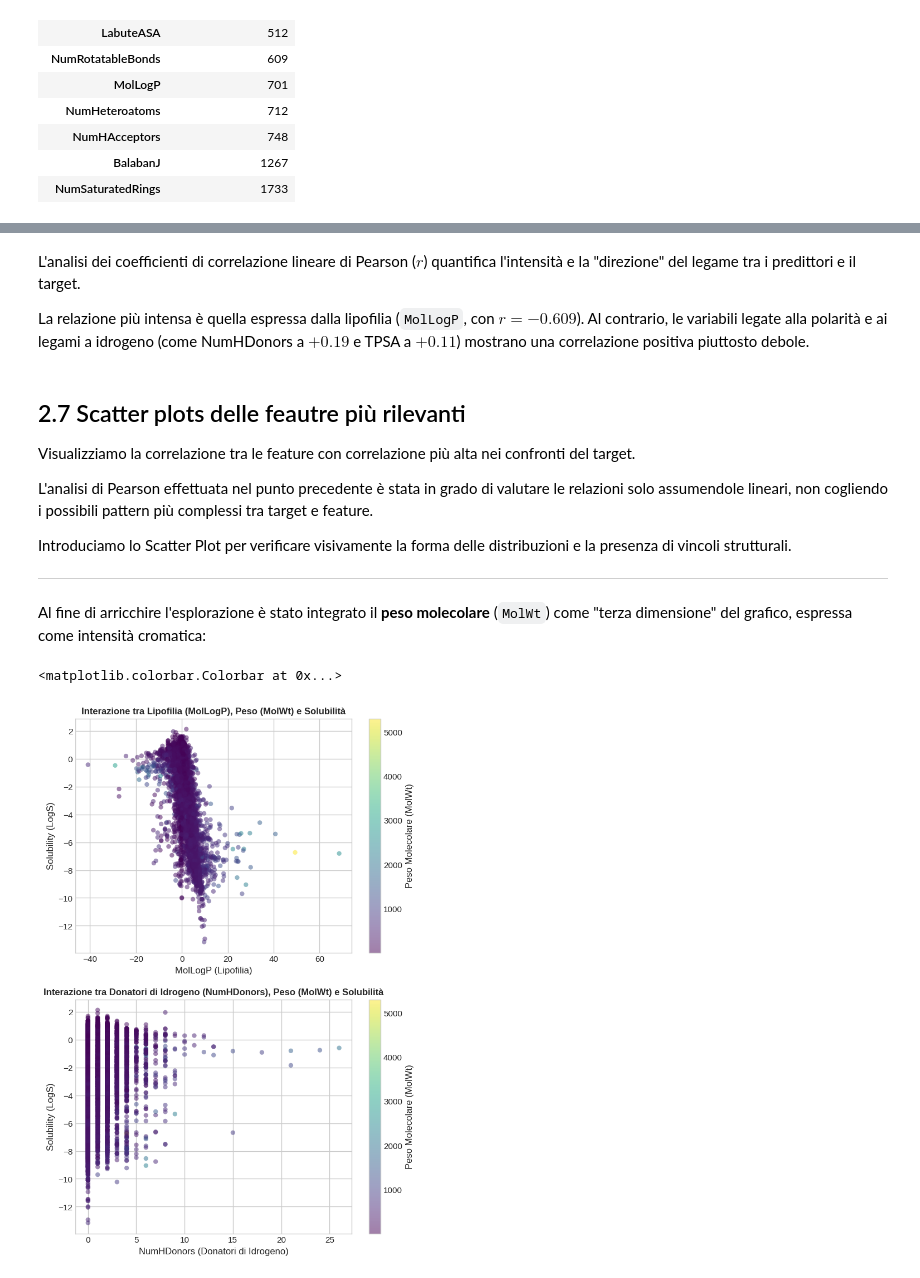
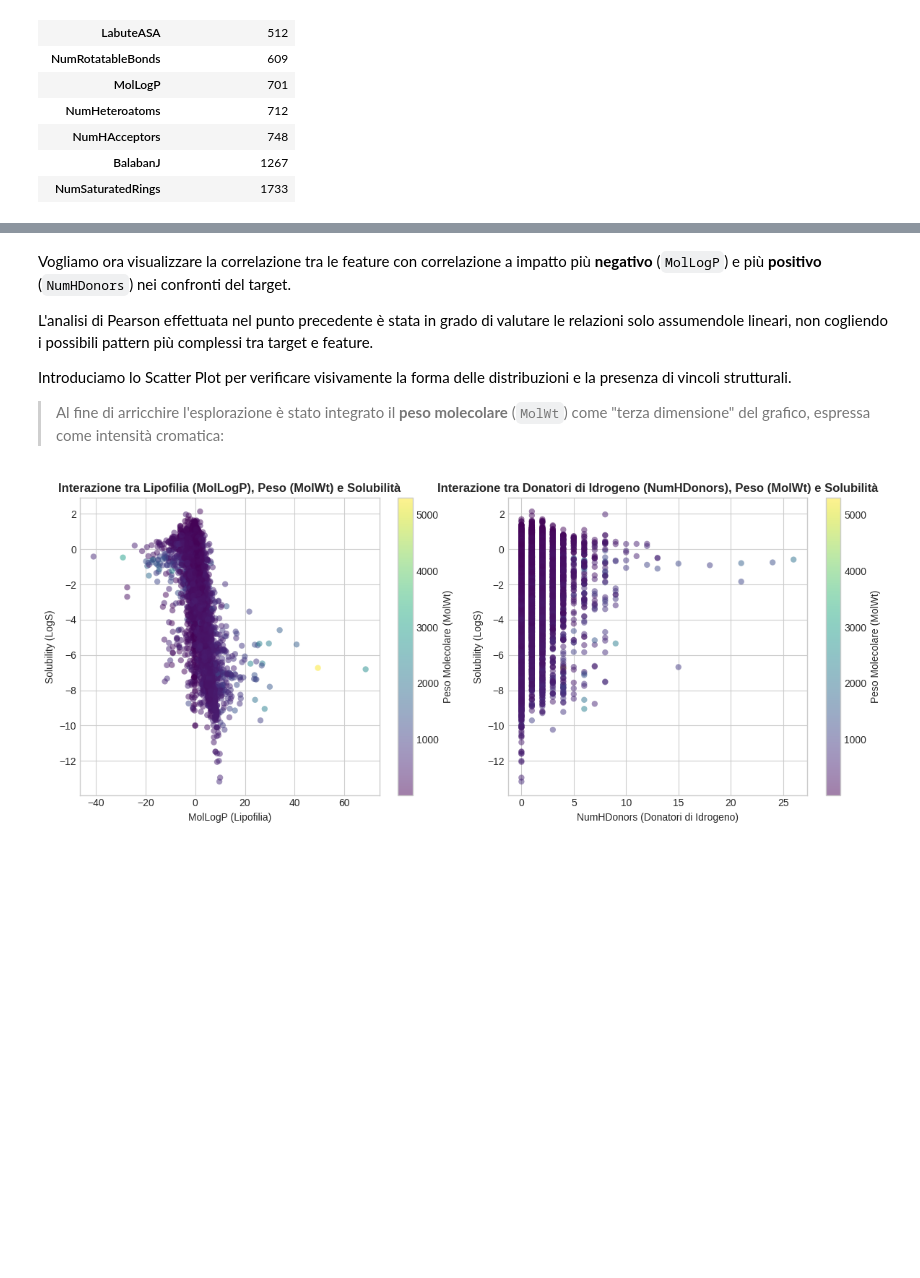
Before and after one commit to elettra-ven/DIA-Ventura-SolAq, a Jupyter notebook: SolAq_DIA_Ventura.ipynb, the cells around one changed output, grey strips where cells are left out. Saved outputs shown, nothing was run; the diff lists cells and outputs as text; code cells hidden in the pictures; blank space fills up the shorter version.

```diff
--- a/SolAq_DIA_Ventura.ipynb
+++ b/SolAq_DIA_Ventura.ipynb
@@ -24,4 +21 @@ import seaborn as sns
-# %%
-sns.set_theme(style="whitegrid")
-plt.rcParams['figure.figsize'] = (10, 6)
 # %% [markdown]
@@ -266,16 +255,15 @@ Possiamo notare che i valori di **media** e **mediana** sono tra loro abbastanza
 
 La classe più frequente è "**Poco solubile**", con valori tra -4 e -2.
 # %%
-plt.style.use("seaborn-v0_8-whitegrid")
 plt.figure(figsize=(9, 5))
 
 plt.hist(solubility_data, bins=50, color="steelblue", edgecolor="white", alpha=0.8)
-plt.axvline(mean_sol, color="crimson", linestyle="--", linewidth=2, label=f"Media: {mean_sol:.2f}")
-plt.axvline(median_sol, color="darkorange", linestyle="--", linewidth=2, label=f"Mediana: {median_sol:.2f}")
+plt.axvline(mean_sol, color="crimson", linestyle="-", linewidth=2, label=f"Media: {mean_sol:.2f}")
+plt.axvline(median_sol, color="darkorange", linestyle="-", linewidth=2, label=f"Mediana: {median_sol:.2f}")
 
-soglie = [(-4, "crimson"), (-2, "darkorange"), (0, "forestgreen")]
-for soglia, col in soglie:
-    plt.axvline(soglia, color=col, linestyle=":", linewidth=1.5)
+soglie = [-4,-2,0]
+for soglia in soglie:
+    plt.axvline(soglia, color="black", linestyle=":", linewidth=1.5)
 
 plt.title("Distribuzione della Solubilità (LogS)", fontsize=13, pad=12, fontweight='bold')
 plt.xlabel("LogS", fontsize=11)
@@ -289,5 +277,4 @@ plt.show()
 # %%
-plt.style.use("seaborn-v0_8-whitegrid")
 plt.figure(figsize=(6, 5))
 
 plt.boxplot(
@@ -471,34 +476,28 @@ Correlazioni feature-target ordinate:
 | NumHAcceptors | 0.040 |
 | TPSA | 0.112 |
 | NumHDonors | 0.193 |
-# %% [markdown]
-L'analisi dei coefficienti di correlazione lineare di Pearson ($r$) quantifica l'intensità e la "direzione" del legame tra i predittori e il target.
-
-La relazione più intensa è quella espressa dalla lipofilia (`MolLogP`, con $r = -0.609$).
-Al contrario, le variabili legate alla polarità e ai legami a idrogeno (come NumHDonors a $+0.19$ e TPSA a $+0.11$) mostrano una correlazione positiva piuttosto debole.
 # %% [markdown]
-## 2.7 Scatter plots delle feautre più rilevanti
-Visualizziamo la correlazione tra le feature con correlazione più alta nei confronti del target.
+Vogliamo ora visualizzare la correlazione tra le feature con correlazione a impatto più **negativo** (`MolLogP`) e più **positivo** (`NumHDonors`) nei confronti del target.
 
 L'analisi di Pearson effettuata nel punto precedente è stata in grado di valutare le relazioni solo assumendole lineari, non cogliendo i possibili pattern più complessi tra target e feature.
 
 Introduciamo lo Scatter Plot per verificare visivamente la forma delle distribuzioni e la presenza di vincoli strutturali.
 
----
-Al fine di arricchire l'esplorazione è stato integrato il **peso molecolare** (`MolWt`) come "terza dimensione" del grafico, espressa come intensità cromatica:
+>Al fine di arricchire l'esplorazione è stato integrato il **peso molecolare** (`MolWt`) come "terza dimensione" del grafico, espressa come intensità cromatica:
 # %%
-fig, (ax1, ax2) = plt.subplots(2,1, figsize=(8,12))
+fig, (ax1, ax2) = plt.subplots(1,2, figsize=(12,5))
 scatter1 = ax1.scatter(df["MolLogP"], df["Solubility"], c=df["MolWt"], cmap="viridis", alpha=0.5, edgecolor="none")
 ax1.set_title("Interazione tra Lipofilia (MolLogP), Peso (MolWt) e Solubilità", fontsize=12, fontweight="bold")
 ax1.set_xlabel("MolLogP (Lipofilia)")
 ax1.set_ylabel("Solubility (LogS)")
 fig.colorbar(scatter1, ax=ax1, label="Peso Molecolare (MolWt)")
 
 scatter2 = ax2.scatter(df["NumHDonors"], df["Solubility"], c=df["MolWt"], cmap="viridis", alpha=0.5, edgecolor="none")
 ax2.set_title("Interazione tra Donatori di Idrogeno (NumHDonors), Peso (MolWt) e Solubilità", fontsize=12, fontweight="bold")
 ax2.set_xlabel("NumHDonors (Donatori di Idrogeno)")
 ax2.set_ylabel("Solubility (LogS)")
 fig.colorbar(scatter2, ax=ax2, label="Peso Molecolare (MolWt)")
+plt.tight_layout()
+plt.show()
 # %% [output]
-<matplotlib.colorbar.Colorbar at 0x...>
-[figure, old version]
+[figure, new version]
```
Also changed, not shown: parts of 35 cells of this notebook.
